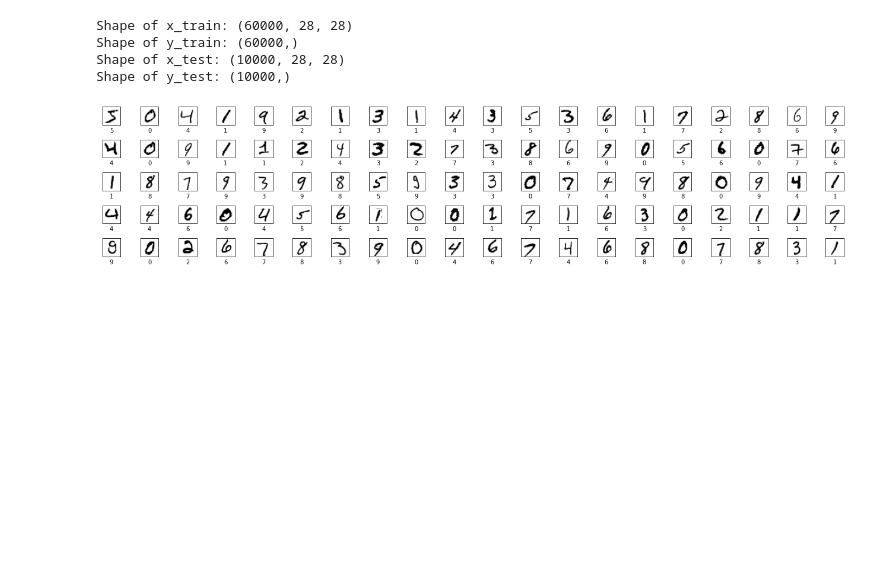
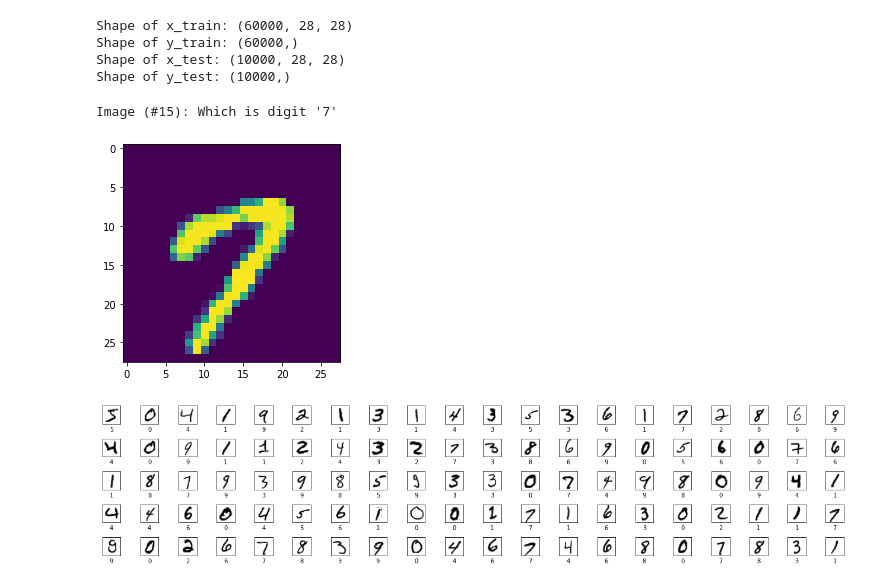
Before and after one commit to mhpranta12/CVPR, a Jupyter notebook: prog_aasignment_combined.ipynb, the cells around one changed output. Cells and saved outputs as stored; diff of their text form; code cells hidden in the pictures; blank space fills up the shorter version.

```diff
--- a/prog_aasignment_combined.ipynb
+++ b/prog_aasignment_combined.ipynb
@@ -23,6 +23,14 @@ Shape of x_train: (60000, 28, 28)
 Shape of y_train: (60000,)
 Shape of x_test: (10000, 28, 28)
 Shape of y_test: (10000,)
+# %%
+digit = 15 # Change to choose new digit
+a = x_train[digit]
+plt.imshow(a)
+print(f"Image (#{digit}): Which is digit '{y_train[digit]}'")
+# %% [output]
+Image (#15): Which is digit '7'
+[figure, added]
 # %%
 ROWS = 5
 COLS = 20
```
Also changed, not shown: parts of 31 cells of this notebook.
